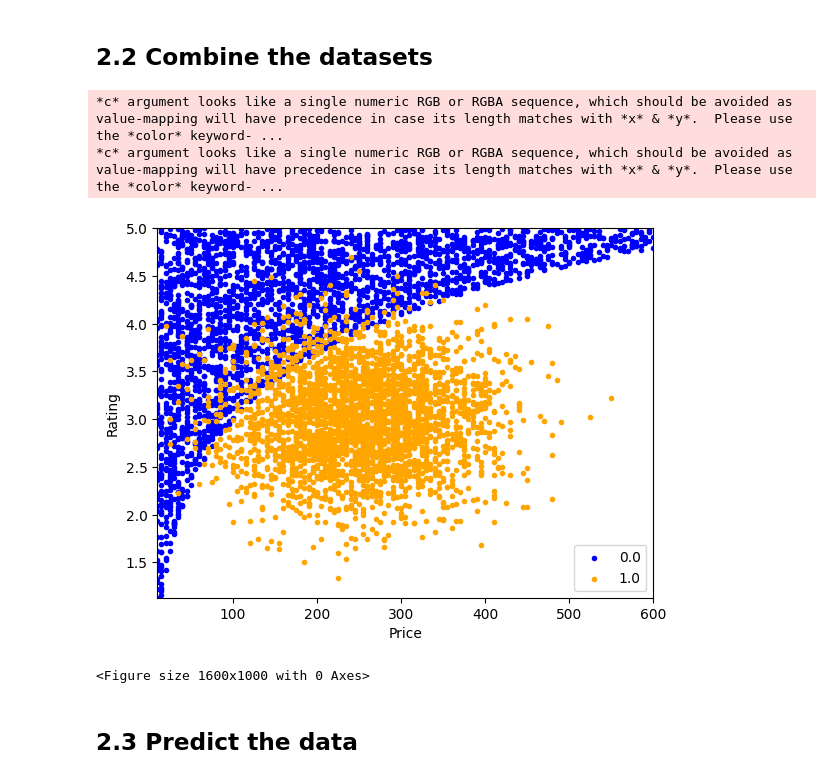
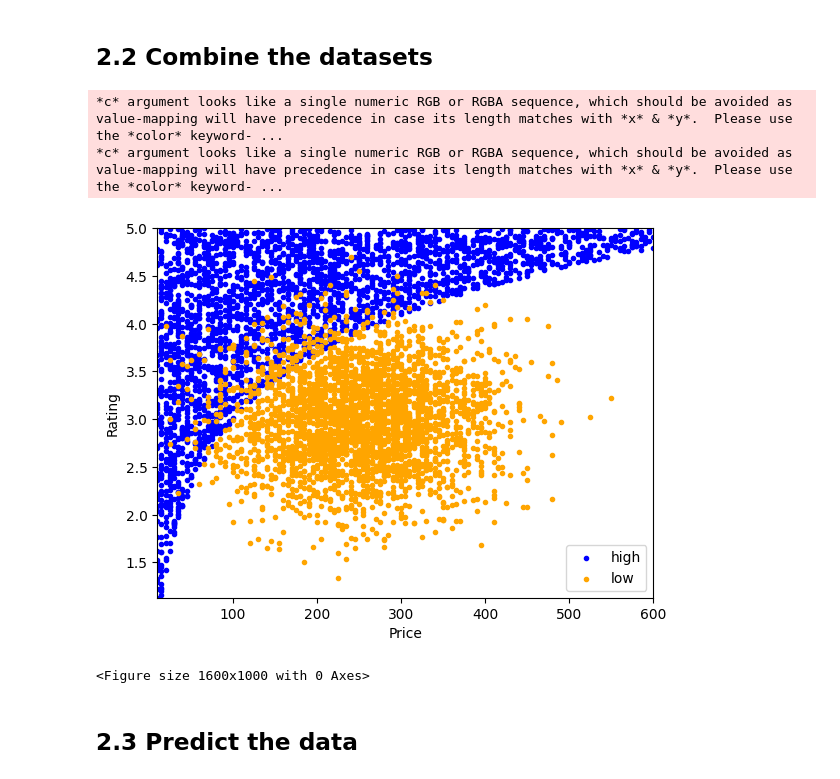
Before and after one commit to vmatao/Gaussian_non_lin_ML_and_rolling_max_O-n-, a Jupyter notebook: Fiskars_tt.ipynb, the cells around one changed output. Drawn from its saved outputs; the diff is of its cells as text; code cells hidden in the pictures.

```diff
--- a/Fiskars_tt.ipynb
+++ b/Fiskars_tt.ipynb
@@ -137,25 +137,25 @@ np_combined_array = np.delete(np_combined_array, np.where(
 # %%
 from matplotlib.colors import ListedColormap
 
 price, rating = np_combined_array[:, 0], np_combined_array[:, 1]
 features = np_combined_array[:, :-1]
 y_set = np_combined_array[:, -1]
 plt.xlim(price.min(), price.max())
 plt.ylim(rating.min(), rating.max())
 for i, j in enumerate(np.unique(np_combined_array[:, 2])):
     plt.scatter(features[y_set == j, 0], features[y_set == j, 1], c=ListedColormap(('blue', 'orange'))(i),
-                label=j, marker=".")
+                label="low" if j == 1 else "high", marker=".")
 plt.xlabel('Price')
 plt.ylabel('Rating')
 plt.legend()
 f = plt.figure()
 f.set_figwidth(16)
 f.set_figheight(10)
 plt.show()
 # %% [output]
 *c* argument looks like a single numeric RGB or RGBA sequence, which should be avoided as value-mapping will have precedence in case its length matches with *x* & *y*.  Please use the *color* keyword- ...
 *c* argument looks like a single numeric RGB or RGBA sequence, which should be avoided as value-mapping will have precedence in case its length matches with *x* & *y*.  Please use the *color* keyword- ...
-[figure, old version]
+[figure, new version]
 <Figure size 1600x1000 with 0 Axes>
 # %% [markdown]
 ## 2.3 Predict the data
```
Also changed, not shown: parts of 4 cells of this notebook.
